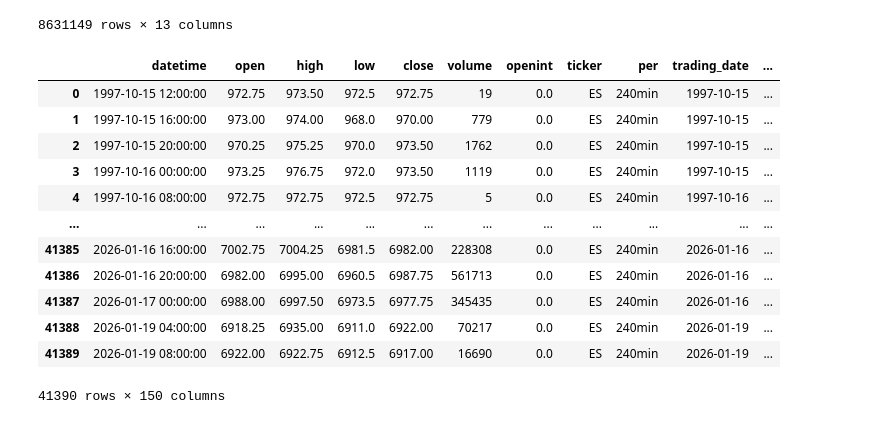
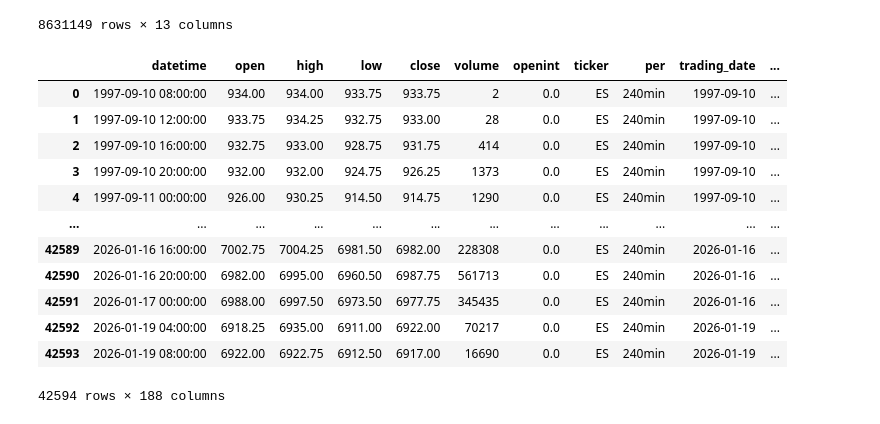
Before and after one commit to LijunZhou000/ML-Algorithmic-Trading, a Jupyter notebook: TradingBots/Notebooks/P2Features.ipynb, the cells around one changed output. Saved outputs shown, nothing was run; the diff lists cells and outputs as text; code cells hidden in the pictures.

```diff
--- a/TradingBots/Notebooks/P2Features.ipynb
+++ b/TradingBots/Notebooks/P2Features.ipynb
@@ -59,18 +60,20 @@ config["global"]["sampling_minutes"] = MINUTES
 config["global"]["return_horizon_min"] = RETURN_HORIZON_MIN
 config["global"]["tick_size"] = spec["tick_size"]
 # %%
-generate_features(df_cumulative, config)
+df_final = generate_features(df_cumulative, config)
-# %% [output]
-|  | datetime | open | high | low | close | volume | openint | ticker | per | trading_date | ... |
-| 0 | 1997-10-15 12:00:00 | 972.75 | 973.50 | 972.5 | 972.75 | 19 | 0.0 | ES | 240min | 1997-10-15 | ... |
-| 1 | 1997-10-15 16:00:00 | 973.00 | 974.00 | 968.0 | 970.00 | 779 | 0.0 | ES | 240min | 1997-10-15 | ... |
-| 2 | 1997-10-15 20:00:00 | 970.25 | 975.25 | 970.0 | 973.50 | 1762 | 0.0 | ES | 240min | 1997-10-15 | ... |
-| 3 | 1997-10-16 00:00:00 | 973.25 | 976.75 | 972.0 | 973.50 | 1119 | 0.0 | ES | 240min | 1997-10-15 | ... |
-| 4 | 1997-10-16 08:00:00 | 972.75 | 972.75 | 972.5 | 972.75 | 5 | 0.0 | ES | 240min | 1997-10-16 | ... |
-| ... | ... | ... | ... | ... | ... | ... | ... | ... | ... | ... | ... |
-| 41385 | 2026-01-16 16:00:00 | 7002.75 | 7004.25 | 6981.5 | 6982.00 | 228308 | 0.0 | ES | 240min | 2026-01-16 | ... |
-| 41386 | 2026-01-16 20:00:00 | 6982.00 | 6995.00 | 6960.5 | 6987.75 | 561713 | 0.0 | ES | 240min | 2026-01-16 | ... |
-| 41387 | 2026-01-17 00:00:00 | 6988.00 | 6997.50 | 6973.5 | 6977.75 | 345435 | 0.0 | ES | 240min | 2026-01-16 | ... |
-| 41388 | 2026-01-19 04:00:00 | 6918.25 | 6935.00 | 6911.0 | 6922.00 | 70217 | 0.0 | ES | 240min | 2026-01-19 | ... |
-| 41389 | 2026-01-19 08:00:00 | 6922.00 | 6922.75 | 6912.5 | 6917.00 | 16690 | 0.0 | ES | 240min | 2026-01-19 | ... |
-41390 rows × 150 columns
+# %%
+df_final
+# %% [output]
+|  | datetime | open | high | low | close | volume | openint | ticker | per | trading_date | ... |
+| 0 | 1997-09-10 08:00:00 | 934.00 | 934.00 | 933.75 | 933.75 | 2 | 0.0 | ES | 240min | 1997-09-10 | ... |
+| 1 | 1997-09-10 12:00:00 | 933.75 | 934.25 | 932.75 | 933.00 | 28 | 0.0 | ES | 240min | 1997-09-10 | ... |
+| 2 | 1997-09-10 16:00:00 | 932.75 | 933.00 | 928.75 | 931.75 | 414 | 0.0 | ES | 240min | 1997-09-10 | ... |
+| 3 | 1997-09-10 20:00:00 | 932.00 | 932.00 | 924.75 | 926.25 | 1373 | 0.0 | ES | 240min | 1997-09-10 | ... |
+| 4 | 1997-09-11 00:00:00 | 926.00 | 930.25 | 914.50 | 914.75 | 1290 | 0.0 | ES | 240min | 1997-09-10 | ... |
+| ... | ... | ... | ... | ... | ... | ... | ... | ... | ... | ... | ... |
+| 42589 | 2026-01-16 16:00:00 | 7002.75 | 7004.25 | 6981.50 | 6982.00 | 228308 | 0.0 | ES | 240min | 2026-01-16 | ... |
+| 42590 | 2026-01-16 20:00:00 | 6982.00 | 6995.00 | 6960.50 | 6987.75 | 561713 | 0.0 | ES | 240min | 2026-01-16 | ... |
+| 42591 | 2026-01-17 00:00:00 | 6988.00 | 6997.50 | 6973.50 | 6977.75 | 345435 | 0.0 | ES | 240min | 2026-01-16 | ... |
+| 42592 | 2026-01-19 04:00:00 | 6918.25 | 6935.00 | 6911.00 | 6922.00 | 70217 | 0.0 | ES | 240min | 2026-01-19 | ... |
+| 42593 | 2026-01-19 08:00:00 | 6922.00 | 6922.75 | 6912.50 | 6917.00 | 16690 | 0.0 | ES | 240min | 2026-01-19 | ... |
+42594 rows × 188 columns
```
Also changed, not shown: parts of 3 cells of this notebook, 13 other files.
